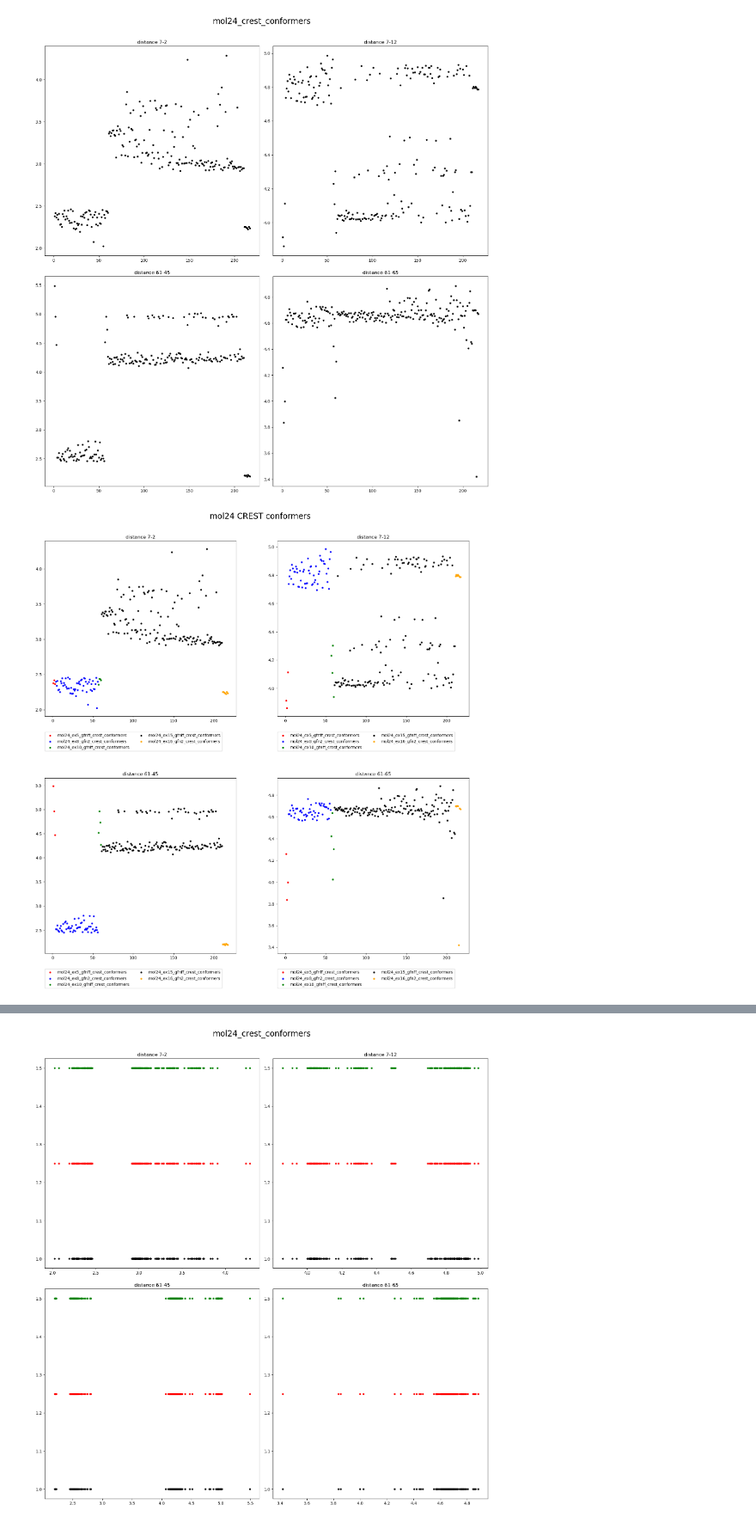
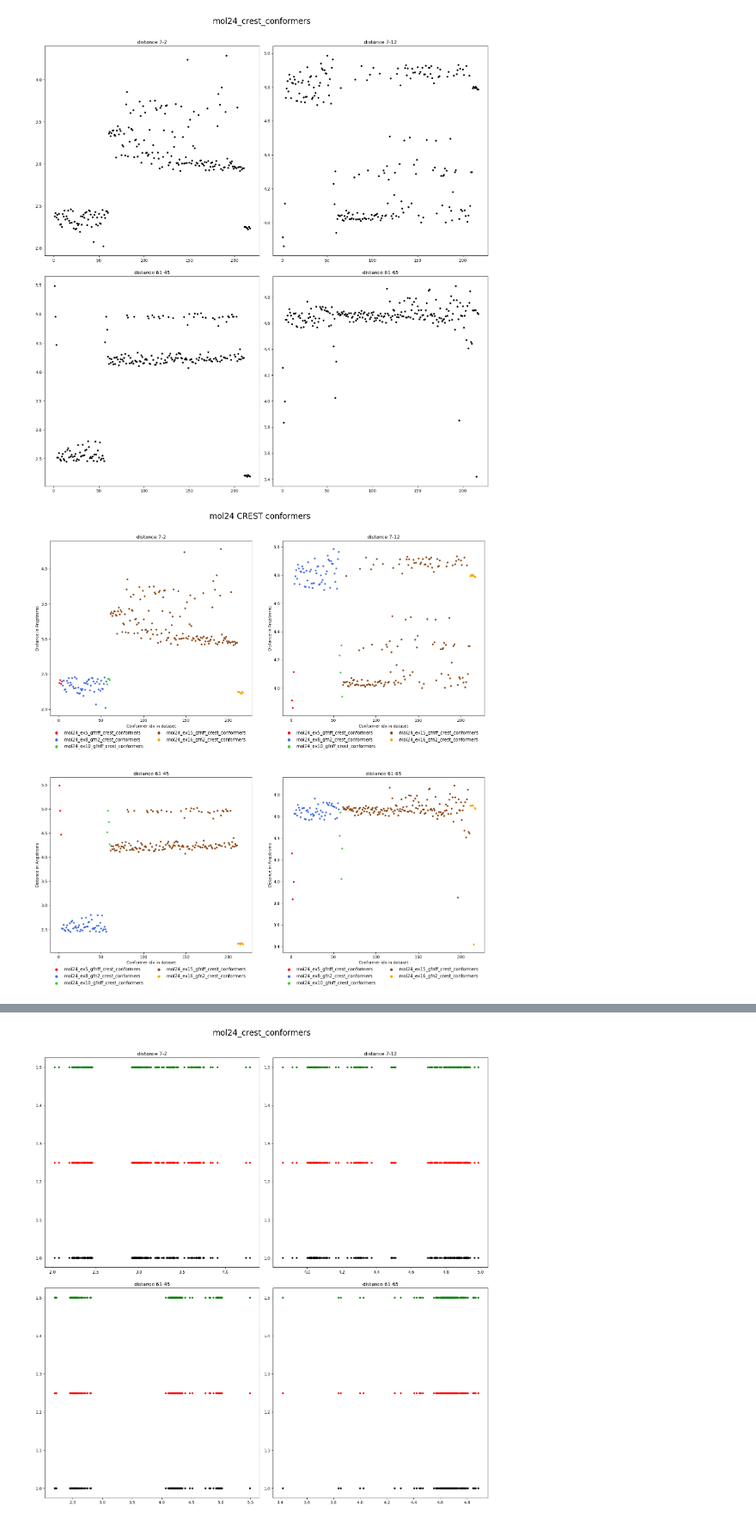
Before and after one commit to urmaspitsi/molli, a Jupyter notebook: examples/Explorer1.ipynb, the cells around one changed output, grey strips where cells are left out. Shown at 86% size. Cells and saved outputs as stored; diff of their text form; code cells hidden in the pictures.

```diff
--- a/examples/Explorer1.ipynb
+++ b/examples/Explorer1.ipynb
@@ -84,9 +86,8 @@ dataset_list = [mol24_ex5_gfnff_crest_conformers,
 
 dataset_names = [x.description for x in dataset_list]
 # %%
-def calculate_dataset_list(dataset_list: List[Dataset]) -> List[Dict]:
+def calculate_dataset_list(dataset_list: List[Dataset], features_list: List[ft.Feature]) -> List[Dict]:
     res = []
-    features_list = fc.mol24_forbidden_bonds
 
     for dset in dataset_list:
         dset_dict = {}
@@ -107,7 +108,8 @@ def calculate_dataset_list(dataset_list: List[Dataset]) -> List[Dict]:
 
     return res
 
-dataset_list_results = calculate_dataset_list(dataset_list=dataset_list)
+features_list = fc.mol24_forbidden_bonds
+dataset_list_results = calculate_dataset_list(dataset_list=dataset_list, features_list=features_list)
 # %%
 data = [x.values for x in calc_by_features]
 labels = [x.name for x in calc_by_features]
@@ -147,7 +149,7 @@ plt.show()
 # %%
 title = dataset_description
 
-_, axs = plt.subplots(num_rows, num_cols, figsize=(16, 16))
+_, axs = plt.subplots(num_rows, num_cols, figsize=figure_size)
 for data, ax in zip(calc_by_features, axs.ravel()):
     ax.scatter([i + 1 for i, _ in enumerate(data.values)], data.values, s=12, c='black')
     ax.set_title(data.name)
@@ -159,20 +163,33 @@ plt.show()
 # %%
+#https://matplotlib.org/3.1.1/api/_as_gen/matplotlib.pyplot.legend.html
+# https://matplotlib.org/stable/gallery/color/named_colors.html
+
+n = len(features_list)
+num_cols = 2
+num_rows = n // num_cols if n % num_cols == 0 else n // num_cols + 1
+figure_size = (16, 16)
+
 title = "mol24 CREST conformers"
-colours = ["red","blue","green","black","orange","yellow","purple","cyan","grey"]
+#colours = list(matplotlib.colors.TABLEAU_COLORS.values())
+colours = ["red","royalblue","limegreen","saddlebrown","orange","yellow","black","cyan","grey"]
+x_label = "Conformer idx in dataset"
+y_label = "Distance in Angstroms"
 
-_, axs = plt.subplots(num_rows, num_cols, figsize=(16, 16))
+_, axs = plt.subplots(num_rows, num_cols, figsize=figure_size)
 start_idx = 0
 for dset_idx, calcs in enumerate(dataset_list_results):
     for data, ax in zip(calcs["calc_by_features"], axs.ravel()):
         ax.scatter([start_idx + i + 1 for i, _ in enumerate(data.values)], data.values, s=12, c=colours[dset_idx], label=dataset_names[dset_idx])
         ax.set_title(data.name)
+        ax.set_xlabel(x_label)
+        ax.set_ylabel(y_label)
         #ax.legend(loc="upper left")
-        ax.legend(loc=(0, -0.2), ncol=2)
+        ax.legend(loc=(0, -0.2), ncol=2, mode="expand", edgecolor="white", fontsize=11, markerscale=1.75)
     start_idx += len(data.values)
-
+#plt.set_ylabel("Angstrom")
 plt.tight_layout(h_pad=6, w_pad=4)
 plt.suptitle(title, fontsize=20, y=1.04)
 #plt.legend()
 plt.show()
 # %% [output]
-[figure, old version]
+[figure, new version]
```
Also changed, not shown: parts of 5 cells of this notebook.
